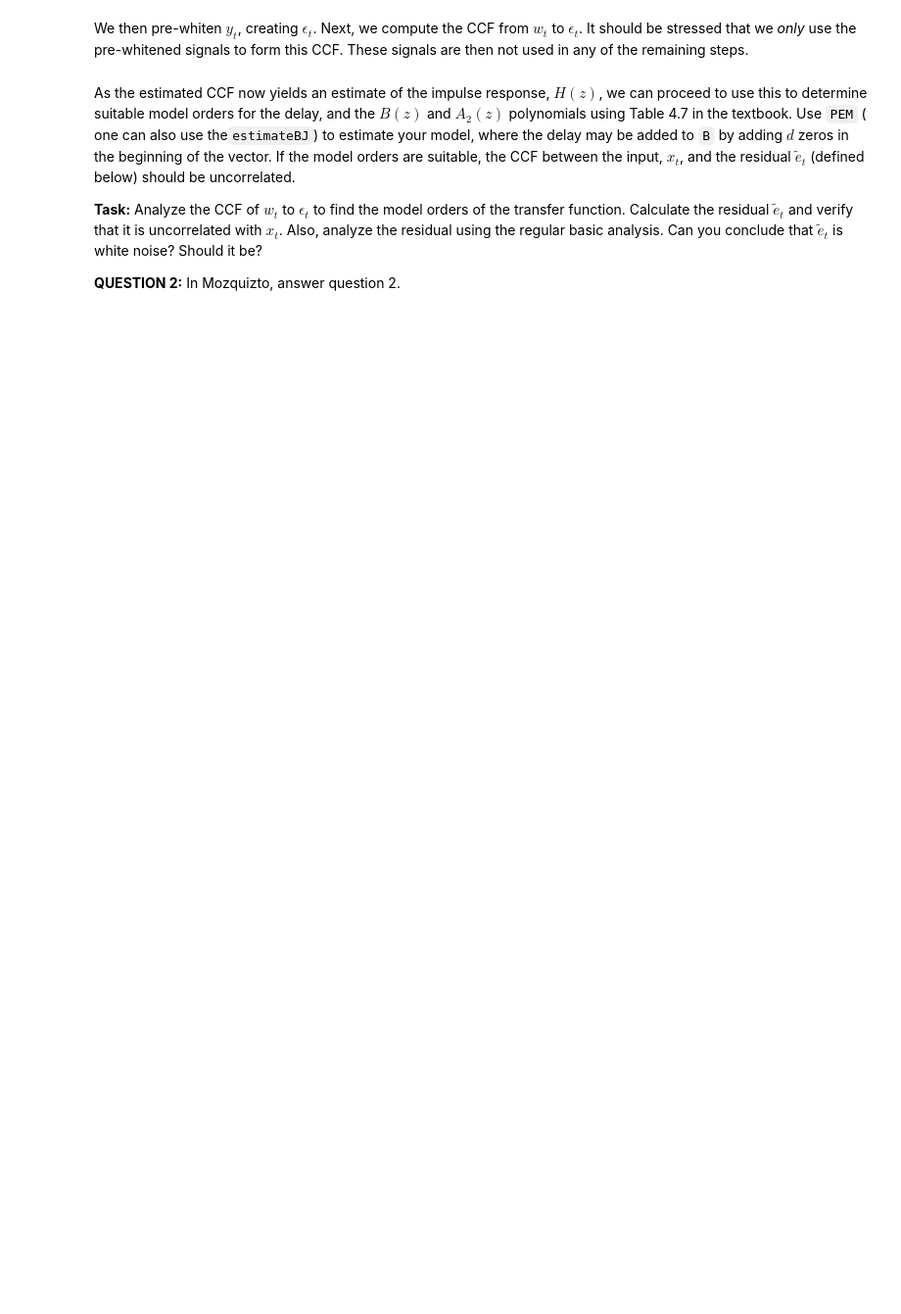
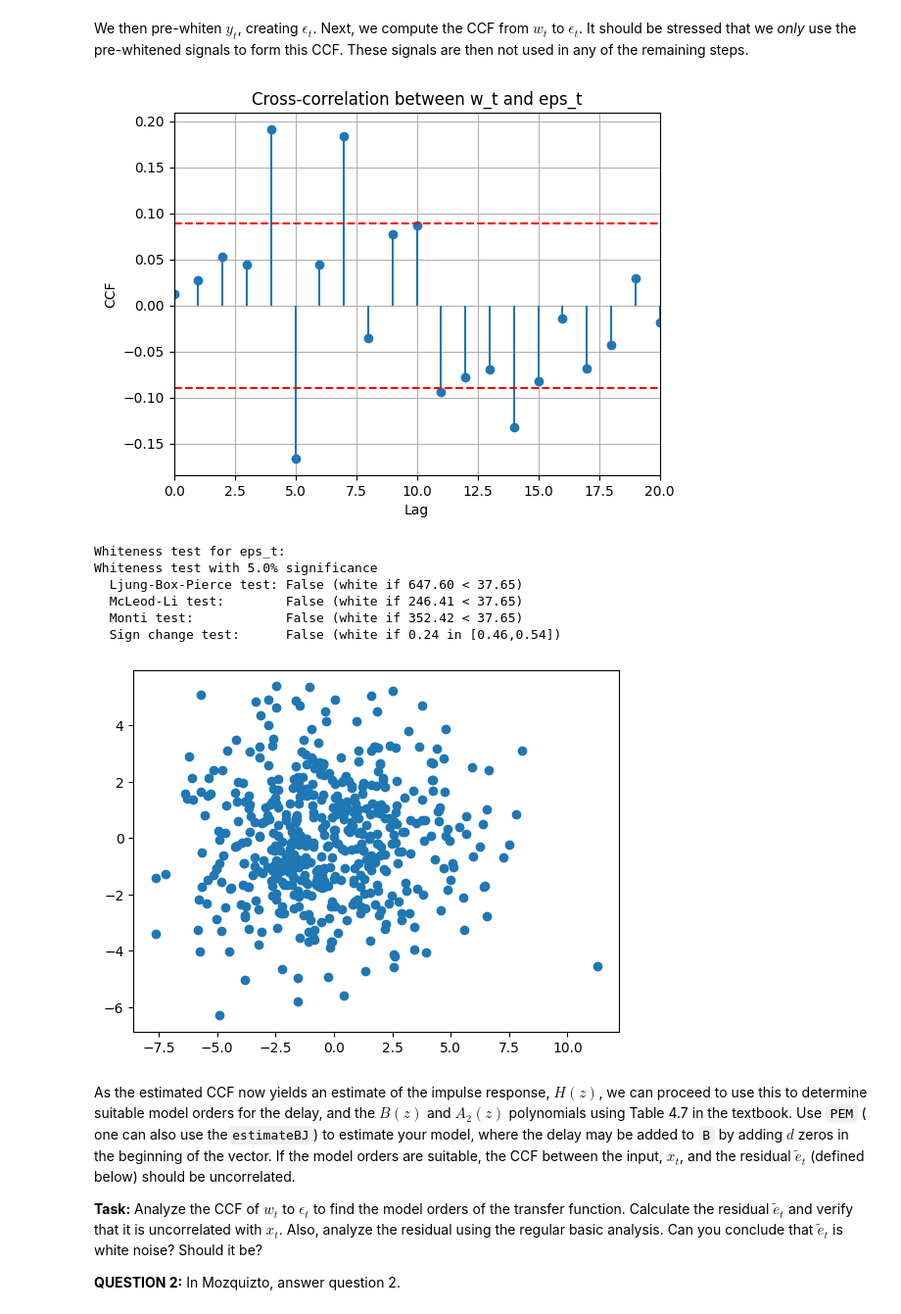
Before and after one commit to colina-analytics/TimeSeriesAnalysis, a Jupyter notebook: labs/lab2.ipynb, the cells around one changed output. Shown at 98% size. Saved outputs shown, nothing was run; the diff lists cells and outputs as text; code cells hidden in the pictures; blank space fills up the shorter version.

```diff
--- a/labs/lab2.ipynb
+++ b/labs/lab2.ipynb
@@ -134,18 +173,47 @@ Note that the pre-whitened $\epsilon_t$ is now the output of the transfer functi
 We then pre-whiten $y_t$, creating $\epsilon_t$. Next, we compute the CCF from $w_t$ to $\epsilon_t$. It should be stressed that we *only* use the pre-whitened signals to form this CCF. These signals are then not used in any of the remaining steps.
 # %%
 # Compute and plot cross-correlation between w_t and eps_t
+w_t = x_model.resid
+from tsa_lth.modelling import filter
+A3 = [1 , 0.5438]
+C3 = [1.0, -0.2994, 0.1598]
+eps_t = filter(A3, C3, y, remove=True)
 
+# Make sure samples are aligned
+min_len = min(len(w_t), len(eps_t))
+w_t = w_t[-min_len:]
+eps_t = eps_t[-min_len:]
+
+
+# Plot
 lags, ccf_vals = compute_ccf(w_t, eps_t, maxlag=40)
 fig, ax = plt.subplots()
 ax.stem(lags, ccf_vals, basefmt=' ')
 condInt = 2 / np.sqrt(len(w_t))
 ax.axhline(condInt, color='r', linestyle='--', label='95% confidence')
 ax.axhline(-condInt, color='r', linestyle='--')
 ax.set_xlabel('Lag')
 ax.set_ylabel('CCF')
 ax.set_title('Cross-correlation between w_t and eps_t')
+ax.set_xlim(0, 20)
 plt.grid(True)
 plt.show()
+
+
+# First meaningul point at 4, hence d = 4. Last sifnificant one is at 7 but missing one value, hence s = 2. try with r=0 as no decay seen
+fig, ax = plt.subplots()
+ax.scatter(eps_t, x[-min_len:])
+print('Whiteness test for eps_t:')
+whiteness_test(eps_t)
+# %% [output]
+[figure, added]
+Whiteness test for eps_t:
+Whiteness test with 5.0% significance
+  Ljung-Box-Pierce test: False (white if 647.60 < 37.65)
+  McLeod-Li test:        False (white if 246.41 < 37.65)
+  Monti test:            False (white if 352.42 < 37.65)
+  Sign change test:      False (white if 0.24 in [0.46,0.54])
+[figure, added]
 # %% [markdown]
 
 
```
Also changed, not shown: parts of 5 cells of this notebook, 8 other files.
